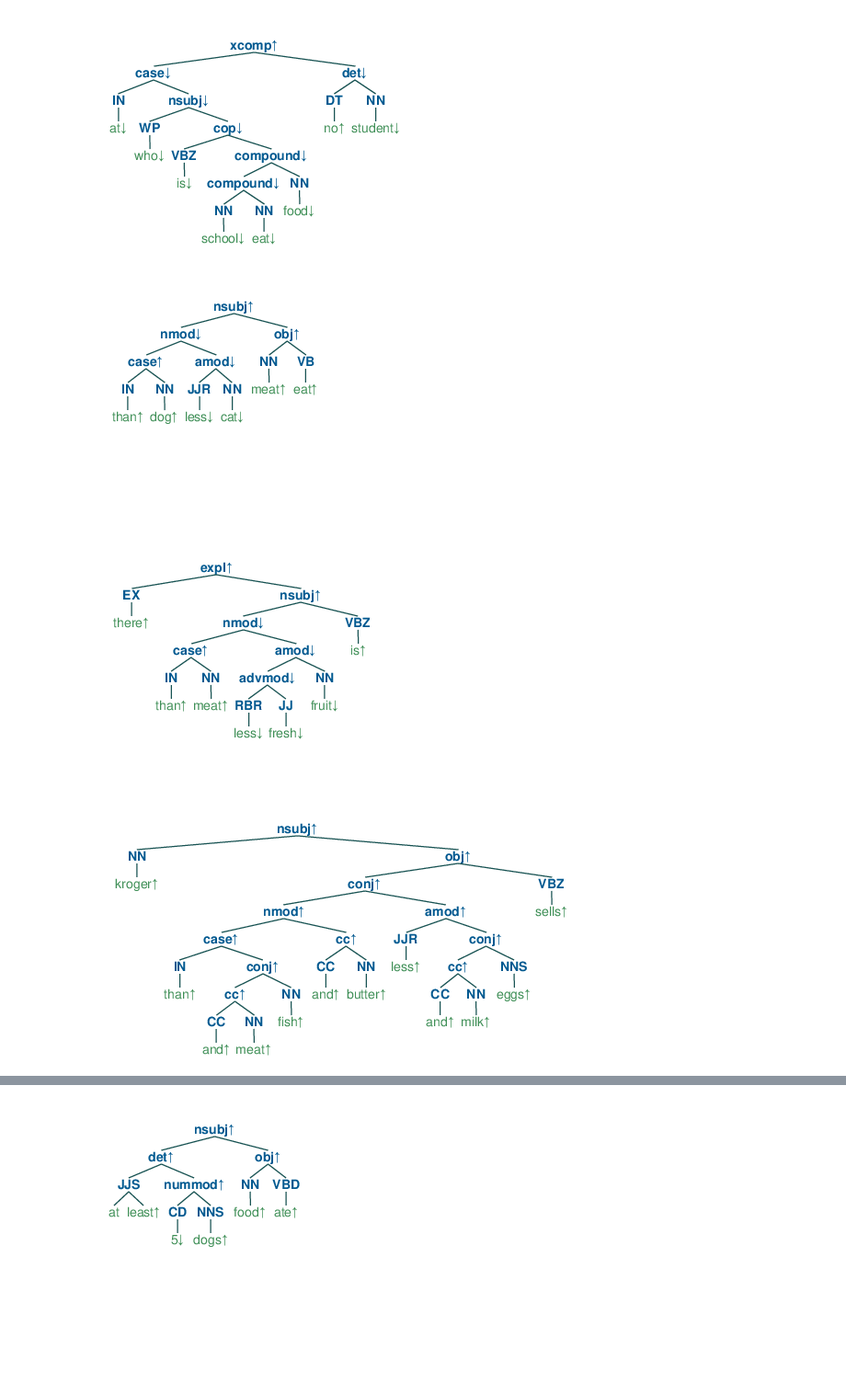
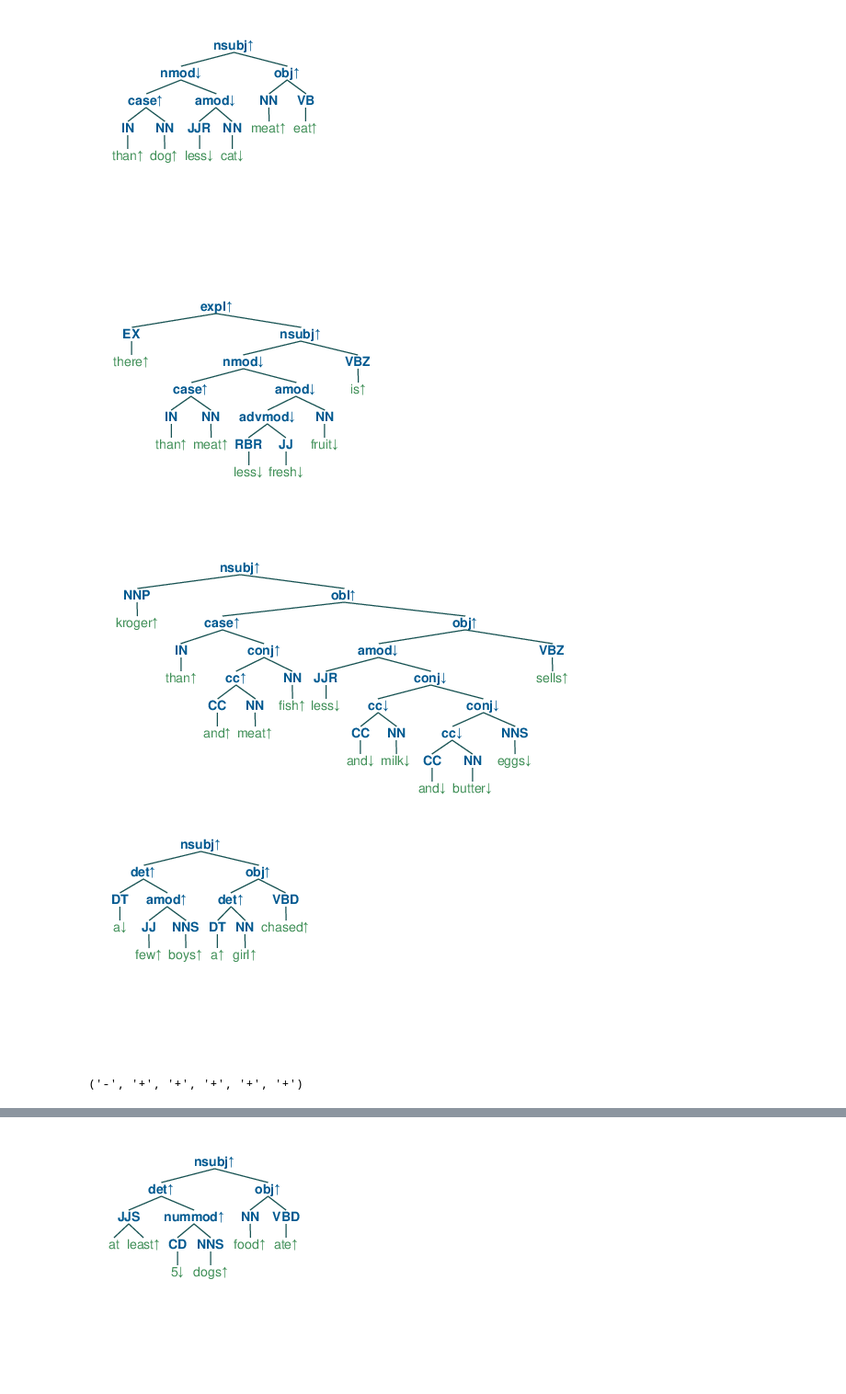
Before and after one commit to eric11eca/NeuralLog, a Jupyter notebook: src/Udep2Mono.ipynb, the cells around one changed output, grey strips where cells are left out. Shown at 92% size. Saved outputs shown, nothing was run; the diff lists cells and outputs as text; code cells hidden in the pictures.

Commit message:
improve udep2mono annotation

```diff
--- a/src/Udep2Mono.ipynb
+++ b/src/Udep2Mono.ipynb
@@ -113,7 +113,7 @@ replacement = {
     "many of the": "many",
     "several of the": "several",
     "some but not all": "some",
-    "at most": "atmost",
+    "at most": "at-most",
     "at least": "at-least",
     "more than": "more-than",
     "less than": "less-than",
@@ -621,6 +620,8 @@ class Polarizer:
 
         self.DETEXIST = "det:exist"
         self.DETNEGATE = "det:negation"
+
+        self.nsubj_right_equal = False
 
     def polarize_deptree(self):
         self.polarize(self.dependtree)
@@ -682,6 +683,9 @@ class Polarizer:
         if left.val.lower() in ["many", "most"]:
             self.equalize(right)
             tree.mark = right.mark
+        elif left.val.lower() == "few":
+            self.top_down_negate(
+                    tree, "amod", self.relation.index(tree.key))
         elif left.val.lower() == "fewer":
             self.noun_mark_replace(right, "-")
         elif left.val == "advmod":
@@ -710,8 +714,11 @@ class Polarizer:
             if right.is_tree:
                 self.polarize(right)
         elif left.val == "except":
-            right.mark = "="
-            self.polarize(right)
+            if right.is_tree and right.left.val == "for":
+                self.nsubj_right_equal = True
+        #    right.mark = "="
+        #    self.polarize(right)
+
         elif left.val == "than":
             temp, changes = self.find_comparative(tree)
             if(temp is not None and changes is not None):
@@ -898,6 +905,9 @@ class Polarizer:
         if is_implicative(right.val.lower(), "-"):
             tree.mark = "-"
 
+        if self.nsubj_right_equal:
+            self.equalize(right)
+
     def polarize_nummod(self, tree):
         right = tree.right
         left = tree.left
@@ -959,9 +969,15 @@ class Polarizer:
         scalar_arrow = "+"
         if right.is_tree:
             self.polarize(right)
-            scalar_arrow = scalar_comparative[right.left.val]
+            try:
+                scalar_arrow = scalar_comparative[right.left.val][1]
+            except KeyError:
+                 pass
         else:
-            scalar_arrow = scalar_comparative[right.val]
+            try:
+                scalar_arrow = scalar_comparative[right.val][1]
+            except KeyError:
+                 pass
 
         if left.is_tree:
             self.polarize(left)
@@ -1030,9 +1046,9 @@ class Polarizer:
             target = parent.right
         comparative = self.down_left(target)
         modified = self.find_comp_modifying(comparative)
-        if(comparative.val not in comparative_rule):
+        if(comparative.val not in scalar_comparative):
             return modified, None
-        return modified, comparative_rule[comparative.val]
+        return modified, scalar_comparative[comparative.val]
 
     def find_comp_modifying(self, tree):
         if(tree.val == "amod"):
@@ -1195,10 +1211,10 @@ class PolarizationPipeline:
                 self.exceptioned.append(sent)
 # %%
 # test comparative numerical inference
-sentences = ["John is taller than 5 feet",
-             "The number 5 is greater than 4",
-             "The exam took shorter than 5 hours",
-             "Mary is 2 inches taller than Harry"]
+sentences = ["John is less than 2 years older",
+             " 5 is greater than 4",
+             "The exam is shorter than 5 hours",
+             "New York has more buildings than Dallas"]
 
 pipeline = PolarizationPipeline(verbose=0)
 for sentence in sentences:
@@ -1215,17 +1230,16 @@ for sentence in sentences:
 # %%
 #test for more/less than
-sentences = ["No student who is at school eat food ",
-             "Less cat than dog eat meat","There is less fresh fruit than meat",
+sentences = ["Less cat than dog eat meat",
+             "There is less fresh fruit than meat",
              "Kroger sells less eggs and milk and butter than fish and meat"]
 
 pipeline = PolarizationPipeline(verbose=0)
 for sentence in sentences:
     annotation = pipeline.single_polarization(sentence)
     tree1 = pipeline.postprocess(annotation["polarized_tree"],[])
     btree = Tree.fromstring(tree1.replace('[', '(').replace(']', ')'))
     jupyter_draw_nltk_tree(btree)
 # %% [output]
-[figure, old version]
+[figure, new version]
-[figure, old version]
+[figure, new version]
-[figure, old version]
+[figure, new version]
-[figure, removed]
@@ -1240,0 +1246,12 @@ for sentence in sentences:
+# %%
+sentences = ["A few boys chased a girl"]
+pipeline = PolarizationPipeline(verbose=0)
+for sentence in sentences:
+    annotation = pipeline.single_polarization(sentence)
+    tree = pipeline.postprocess(annotation["polarized_tree"],[])
+    btree = Tree.fromstring(tree.replace('[', '(').replace(']', ')'))
+    jupyter_draw_nltk_tree(btree)
+    print(list(zip(*annotation['annotated'].popkeys()))[2])
+# %% [output]
+[figure, added]
+('-', '+', '+', '+', '+', '+')
```
Also changed, not shown: parts of 7 cells of this notebook, 7 other files.
